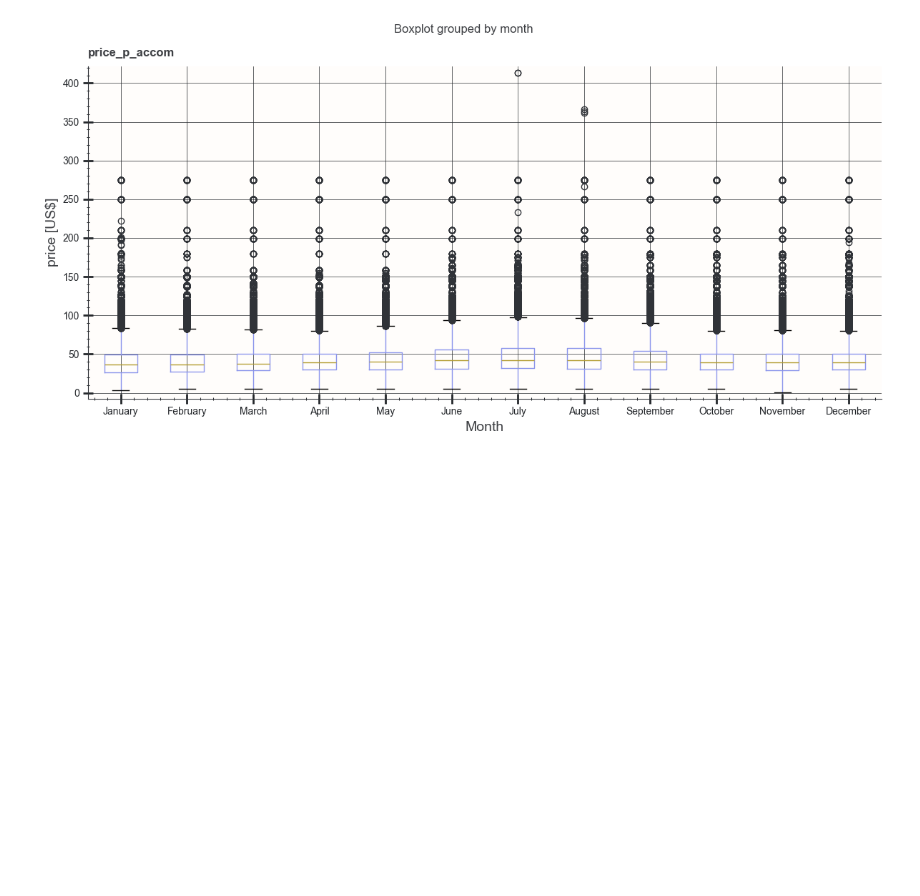
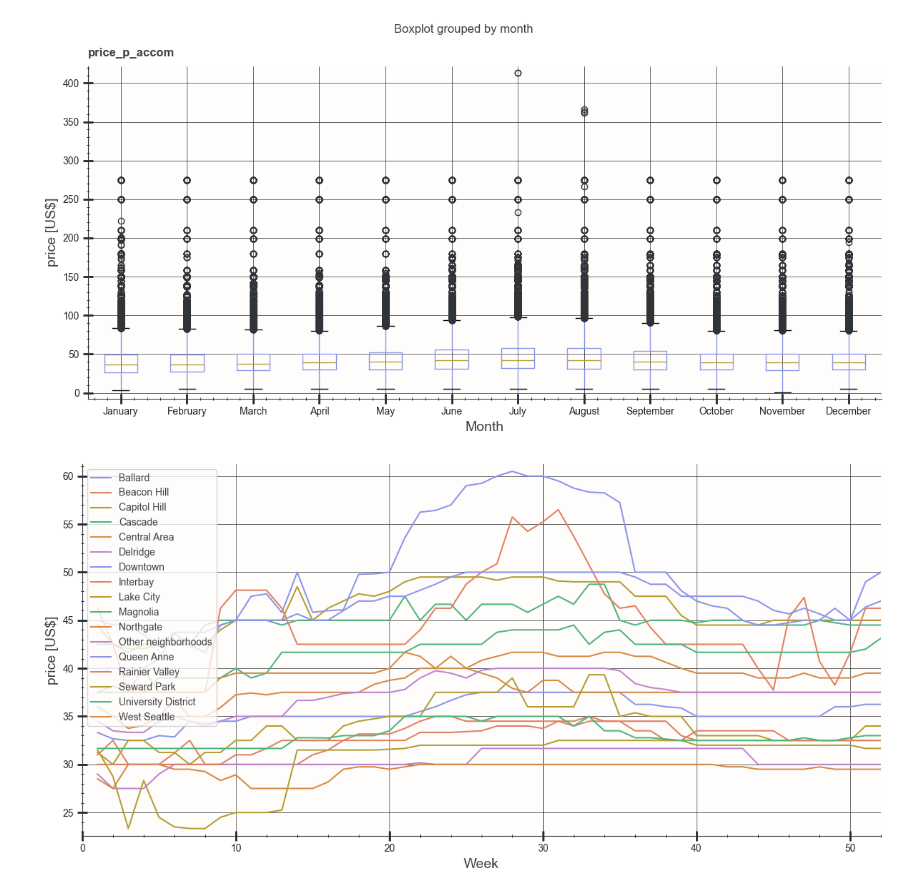
Before and after one commit to saschagroetzki/ud_p1_blogpost, a Jupyter notebook: main.ipynb, the cells around one changed output. Cells and saved outputs as stored; diff of their text form; code cells hidden in the pictures; blank space fills up the shorter version.

```diff
--- a/main.ipynb
+++ b/main.ipynb
@@ -358,3 +354,25 @@ with load_theme("umbra_light"):
 plt.show()
 # %% [output]
 [figure]
+# %%
+with load_theme("umbra_light"):
+
+    fig, ax = plt.subplots(ncols=1, nrows=1, figsize = (12,6))
+
+    # df_merge_f.boxplot(column='price_p_accom', by='month', ax= ax)
+
+    for n in df_agg.neighbourhood_group_cleansed.unique():
+
+        df_agg[df_agg['neighbourhood_group_cleansed'] == n].plot(x = 'week', y='median_price', ax = ax, label = n)
+
+    ax.set_xlim([0, 52])
+    # ax.set_ylim([110, 160])
+
+    ax.set_xlabel('Week', fontsize = 14)
+    ax.set_ylabel('price [US$]', fontsize = 14)
+
+    fig.tight_layout()
+
+plt.show()
+# %% [output]
+[figure, added]
```
Also changed, not shown: parts of 2 cells of this notebook.
